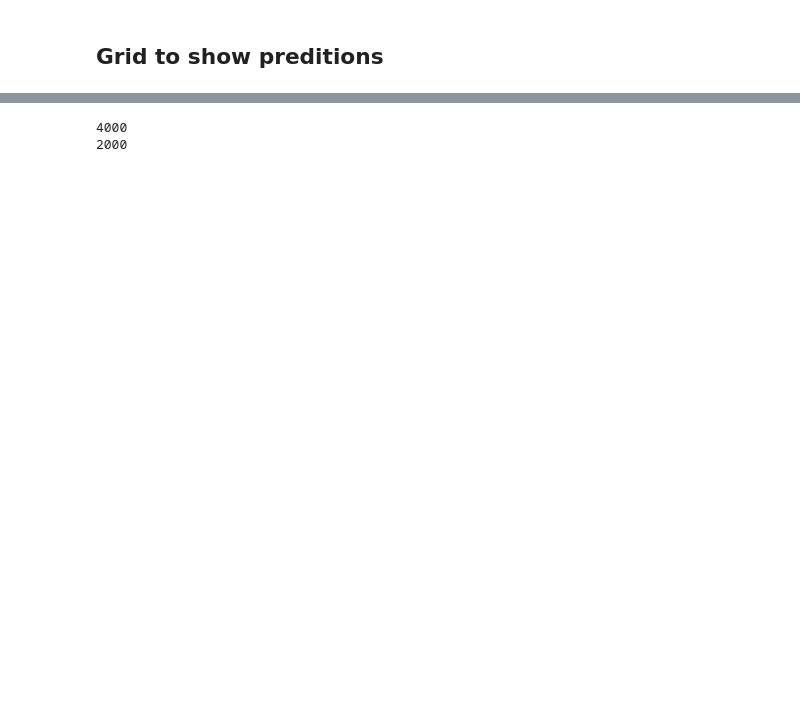
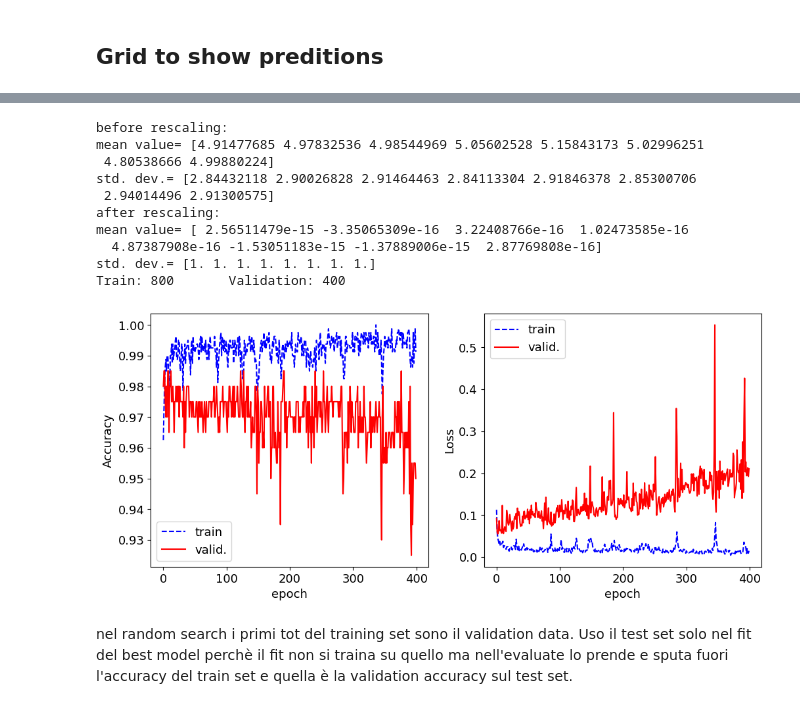
Before and after one commit to BelliLuigi/LCP-B, a Jupyter notebook: ex1/exercise1.ipynb, the cells around one changed output, grey strips where cells are left out. Saved outputs shown, nothing was run; the diff lists cells and outputs as text; code cells hidden in the pictures; blank space fills up the shorter version.

```diff
--- a/ex1/exercise1.ipynb
+++ b/ex1/exercise1.ipynb
@@ -357,29 +313,3 @@ for i in range(N_aug):
-# %%
-x_prova=np.loadtxt(filename("data",L,TYPE), delimiter=' ')
-#distanza media sulla prima feature:
-x_sorted=sorted(x_prova[:,0])
-dist=[]
-for i in range(1,N):
-    dist.append(x_sorted[i]-x_sorted[i-1])
-std=np.mean(dist)
-for i in range(0,N):
-    lista=[]
-    for j in range(L):
-        lista.append(np.random.normal(loc=x[i,j],scale=10*std))
-    x_prova=np.append(x_prova,[lista],axis=0)
-
-y_prova=list(np.zeros(x_prova.shape[0]))
-for i in range(x_prova.shape[0]):
-    y_prova[i]=NF(x_prova[i],B,TYPE)
-
-print(len(y_prova))
-print(len(y))
-
-#plot_data(x,y)
-#plot_data(x_prova,y_prova)
-# %% [output]
-4000
-2000
 # %%
 def Standardize(x,m,s):
     """
@@ -390,34 +320,34 @@ def Standardize(x,m,s):
     mm,ss = np.tile(m,(N,1)), np.tile(s,(N,1))
     return (x-mm)/ss
 
-
 def prepare_data(x,y):
     """
     Does rescaling and divides into training and test set.
     """
+    perc_train=0.8
+    N=len(x)
+    N_train = int(perc_train * N)
     x_mean = np.mean(x,axis=0)
     x_std  = np.std(x,axis=0)
-    print("before rescaling:\nmean value=", x_mean,"\nstd. dev.=",x_std)
+    #print("before rescaling:\nmean value=", x_mean,"\nstd. dev.=",x_std)
     x = Standardize(x,x_mean,x_std)
-    print("after rescaling:\nmean value=", x.mean(axis=0),"\nstd. dev.=",x.std(axis=0))
+    #print("after rescaling:\nmean value=", x.mean(axis=0),"\nstd. dev.=",x.std(axis=0))
     ## Split training and test data
     (x_train, y_train) = (x[0:N_train],y[0:N_train])
-    (x_valid, y_valid) = (x[N_train:],y[N_train:])
-    (x_test,y_test) = (y_train, x_train)
-    print("Train:",len(x_train),"\t Validation:",len(x_valid))
-    return x_train,y_train,x_valid,y_valid,x_test,y_test
+    (x_test, y_test) = (x[N_train:],y[N_train:])
+    #print("Train:",len(x_train),"\t Validation:",len(x_valid))
+    return x_train,y_train,x_test,y_test
 # %%
 def train_data(X,Y):
     '''
     STO DANDO PER SCONTATO CHE SIA STATO TROVATO E RUNNATO IL BEST MODEL
     '''
-    nepoch = 10
-    x_train,y_train,x_valid,y_valid,x_test,y_test=prepare_data(X,Y)
+    nepoch = 300 #CHANGE HERE FOR FASTER/SLOWER RUN
+    x_train,y_train,x_test,y_test=prepare_data(X,Y)
     fit = best_model.fit(x_train, y_train,
-                epochs = nepoch, batch_size = 50,
-                validation_data=(x_valid,y_valid),
-                verbose=2)
-
+               epochs = nepoch, batch_size = 50,
+               validation_data=(x_test,y_test),
+               verbose=0)
     fig,AX=plt.subplots(1,2,figsize=(12,5.))
     ax=AX[0]
     ax.plot(fit.history['accuracy'],label="train",c="b",ls="--")
@@ -431,3 +361,22 @@ def train_data(X,Y):
     ax.set_xlabel('epoch')
     ax.set_ylabel("Loss")
     ax.legend()
+# %%
+#train_data(x,y)
+train_data(x_reducted,y_reducted)
+#train_data(x_increased,y_increased)
+#train_data(x_augmented,y_augmented)
+# %% [output]
+before rescaling:
+mean value= [4.91477685 4.97832536 4.98544969 5.05602528 5.15843173 5.02996251
+ 4.80538666 4.99880224]
+std. dev.= [2.84432118 2.90026828 2.91464463 2.84113304 2.91846378 2.85300706
+ 2.94014496 2.91300575]
+after rescaling:
+mean value= [ 2.56511479e-15 -3.35065309e-16  3.22408766e-16  1.02473585e-16
+  4.87387908e-16 -1.53051183e-15 -1.37889006e-15  2.87769808e-16]
+std. dev.= [1. 1. 1. 1. 1. 1. 1. 1.]
+Train: 800       Validation: 400
+[figure, added]
+# %% [markdown]
+nel random search i primi tot del training set sono il validation data. Uso il test set solo nel fit del best model perchè il fit non si traina su quello ma nell'evaluate lo prende  e sputa fuori l'accuracy del train set e quella è la validation accuracy sul test set.
```
Also changed, not shown: parts of 11 cells of this notebook.
